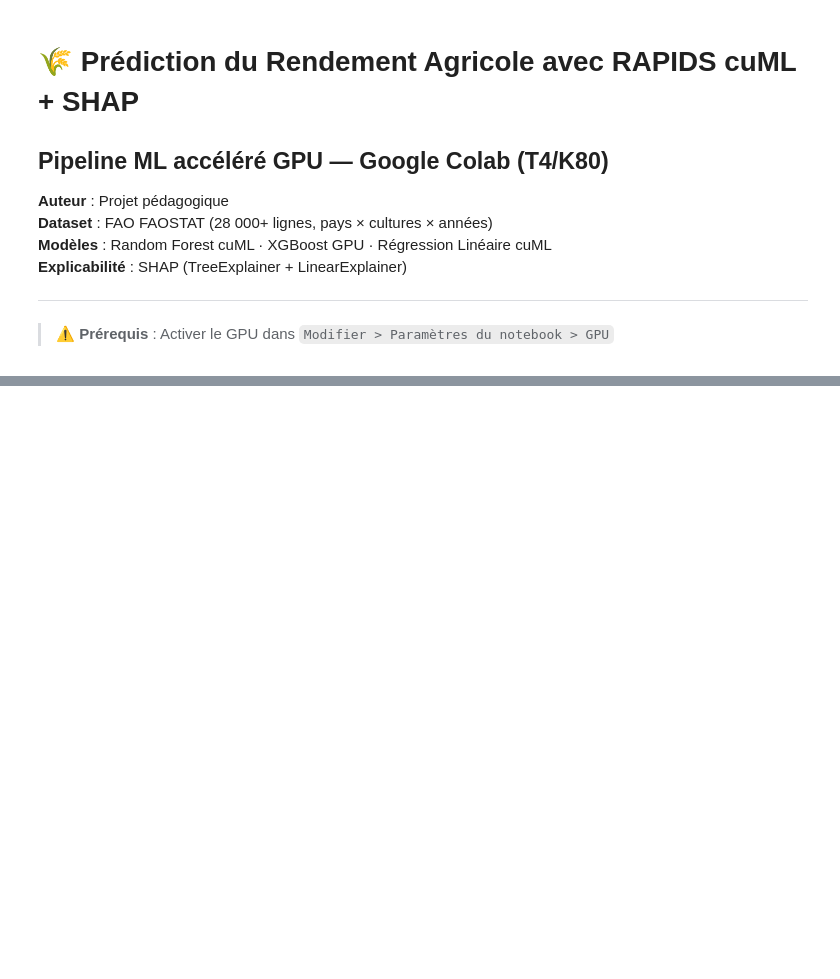
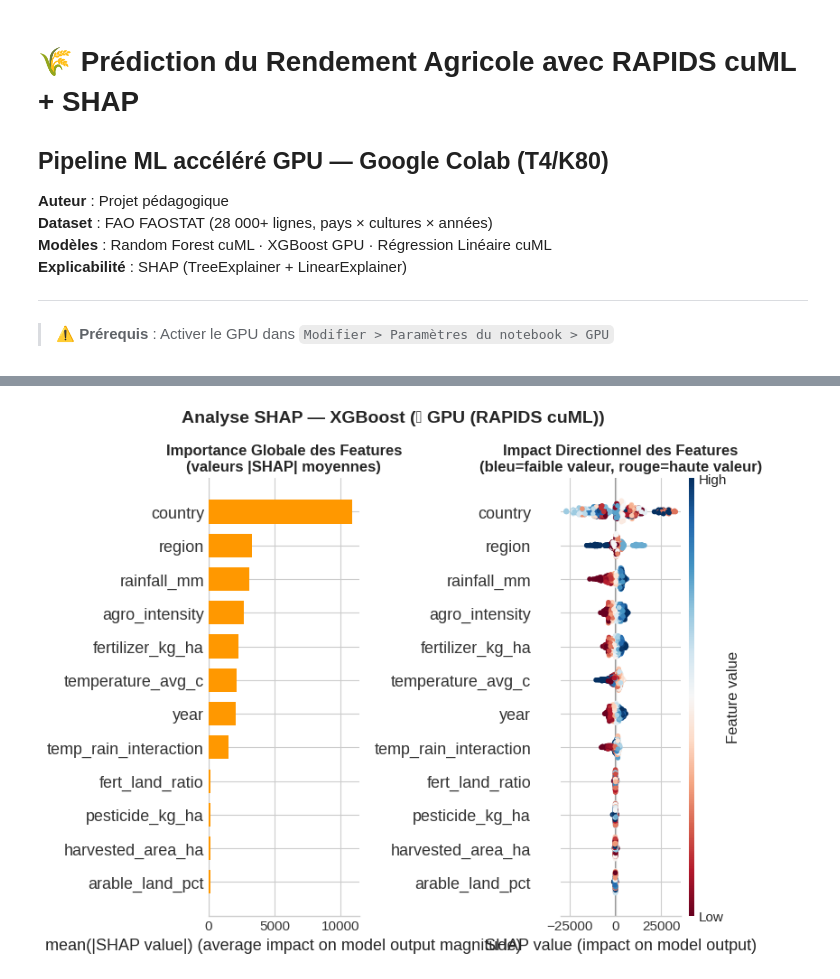
Before and after one commit to anassbr1/Projet-Syst-mes-Distribu-s-Projet18-, a Jupyter notebook: agriculture_yield_pipeline.ipynb, the cells around one changed output, grey strips where cells are left out. Drawn from its saved outputs; the diff is of its cells as text; code cells hidden in the pictures; blank space fills up the shorter version.

```diff
--- a/agriculture_yield_pipeline.ipynb
+++ b/agriculture_yield_pipeline.ipynb
@@ -1296,15 +1583,28 @@ else:
 # %%
 # ============================================================
-# CELLULE 11 : VISUALISATIONS SHAP
+# CELLULE 11 : VISUALISATIONS SHAP (adaptée)
 # ============================================================
 print("=" * 60)
 print("  ÉTAPE 10 : Visualisations SHAP")
 print("=" * 60)
 print()
 
-if not SHAP_OK or len(shap_results) == 0:
+# Vérifier la disponibilité de SHAP et des résultats
+if 'SHAP_AVAILABLE' not in dir():
+    SHAP_AVAILABLE = False
+    try:
+        import shap
+        SHAP_AVAILABLE = True
+    except ImportError:
+        pass
+
+if not SHAP_AVAILABLE or 'shap_results' not in dir() or len(shap_results) == 0:
     print("⚠ Aucun résultat SHAP disponible pour visualisation")
 else:
+    # Définir GPU_MSG si non existant
+    if 'GPU_MSG' not in dir():
+        GPU_MSG = "GPU" if USE_GPU else "CPU"
+
     # Noms des features (raccourcis pour l'affichage)
     feature_names_display = [f[:25] for f in FEATURE_COLS]
 
@@ -1324,10 +1624,16 @@ else:
 
         sv = np.array(sv)
         if sv.ndim == 1:
-            sv = sv.reshape(-1, 1)
+            sv = sv.reshape(1, -1)
 
         # Adapter X_shap selon si c'est normalisé ou non
-        X_for_plot = X_shap_np if 'Regression' not in model_name else X_test_scaled[idx_shap]
+        if 'Regression' in model_name or 'Linear' in model_name:
+            if 'X_test_scaled' in globals() and X_test_scaled is not None:
+                X_for_plot = X_test_scaled[idx_shap]
+            else:
+                X_for_plot = X_shap_np
+        else:
+            X_for_plot = X_shap_np
 
         # Si dimensions incohérentes (KernelExplainer réduit)
         if sv.shape[0] < len(X_for_plot):
@@ -1403,7 +1709,7 @@ else:
     print(f"\n► Waterfall Plot (analyse d'une prédiction individuelle)...")
 
     best_shap_name = list(shap_results.keys())[0]
-    for candidate in ['XGBoost', 'Random Forest', 'Lin. Regression']:
+    for candidate in ['XGBoost', 'Random Forest', 'Linear Regression']:
         if candidate in shap_results:
             best_shap_name = candidate
             break
@@ -1417,16 +1723,25 @@ else:
 
     try:
         # Choisir une prédiction "représentative" (proche de la médiane)
-        y_pred_sample = results[best_shap_name]['pred_test'][idx_shap[:sv.shape[0]]]
-        median_pred = np.median(y_pred_sample)
-        closest_idx = np.argmin(np.abs(y_pred_sample - median_pred))
+        # Vérifier que results[best_shap_name] existe et a 'pred_test'
+        if best_shap_name in results and results[best_shap_name].get('trained', False):
+            y_pred_sample = results[best_shap_name]['pred_test'][idx_shap[:sv.shape[0]]]
+            median_pred = np.median(y_pred_sample)
+            closest_idx = np.argmin(np.abs(y_pred_sample - median_pred))
+        else:
+            closest_idx = 0
+
+        # S'assurer que X_shap_np et idx_shap existent
+        X_for_waterfall = X_shap_np if 'X_shap_np' in dir() else X_test[idx_shap]
+        if sv.shape[0] > len(X_for_waterfall):
+            X_for_waterfall = X_for_waterfall[:sv.shape[0]]
 
         fig, ax = plt.subplots(figsize=(12, 7))
         shap.waterfall_plot(
             shap.Explanation(
                 values=sv[closest_idx],
                 base_values=float(np.mean(y_train)),
-                data=X_shap_np[closest_idx],
+                data=X_for_waterfall[closest_idx],
                 feature_names=feature_names_display
             ),
             show=False,
@@ -1434,7 +1749,7 @@ else:
         )
         plt.title(f'Waterfall Plot — {best_shap_name}\n'
                   f'Prédiction individuelle (rendement prédit ≈ '
-                  f'{y_pred_sample[closest_idx]:,.0f} hg/ha)',
+                  f'{results[best_shap_name]["pred_test"][closest_idx]:,.0f} hg/ha)',
                   fontsize=12, fontweight='bold')
         plt.tight_layout()
         plt.savefig('shap_waterfall.png', dpi=100, bbox_inches='tight')
@@ -1444,17 +1759,22 @@ else:
     except Exception as e:
         print(f"  ⚠ Waterfall plot échoué : {e}")
         # Fallback : barplot des valeurs SHAP pour un exemple
-        shap_vals_single = sv[0]
-        sorted_idx = np.argsort(np.abs(shap_vals_single))[-12:]
-        fig, ax = plt.subplots(figsize=(10, 6))
-        colors_wf = ['#f44336' if v > 0 else '#2196F3' for v in shap_vals_single[sorted_idx]]
-        ax.barh([feature_names_display[i] for i in sorted_idx],
-                shap_vals_single[sorted_idx],
-                color=colors_wf, alpha=0.8)
-        ax.axvline(x=0, color='black', linewidth=0.8)
-        ax.set_xlabel('Valeur SHAP (impact sur la prédiction)')
-        ax.set_title(f'Contribution des Features — {best_shap_name}\n(rouge=augmente, bleu=diminue)',
-                     fontsize=12)
-        plt.tight_layout()
-        plt.savefig('shap_waterfall_fallback.png', dpi=100, bbox_inches='tight')
-        plt.show()
+        try:
+            shap_vals_single = sv[0]
+            sorted_idx = np.argsort(np.abs(shap_vals_single))[-12:]
+            fig, ax = plt.subplots(figsize=(10, 6))
+            colors_wf = ['#f44336' if v > 0 else '#2196F3' for v in shap_vals_single[sorted_idx]]
+            ax.barh([feature_names_display[i] for i in sorted_idx],
+                    shap_vals_single[sorted_idx],
+                    color=colors_wf, alpha=0.8)
+            ax.axvline(x=0, color='black', linewidth=0.8)
+            ax.set_xlabel('Valeur SHAP (impact sur la prédiction)')
+            ax.set_title(f'Contribution des Features — {best_shap_name}\n(rouge=augmente, bleu=diminue)',
+                         fontsize=12)
+            plt.tight_layout()
+            plt.savefig('shap_waterfall_fallback.png', dpi=100, bbox_inches='tight')
+            plt.show()
+            print("  ✓ Fallback waterfall sauvegardé (shap_waterfall_fallback.png)")
+        except Exception as e2:
+            print(f"  ✗ Fallback également échoué : {e2}")
+# %% [output]
@@ -1460,0 +1789 @@ else:
+[figure, added]
```
Also changed, not shown: parts of 19 cells of this notebook.
